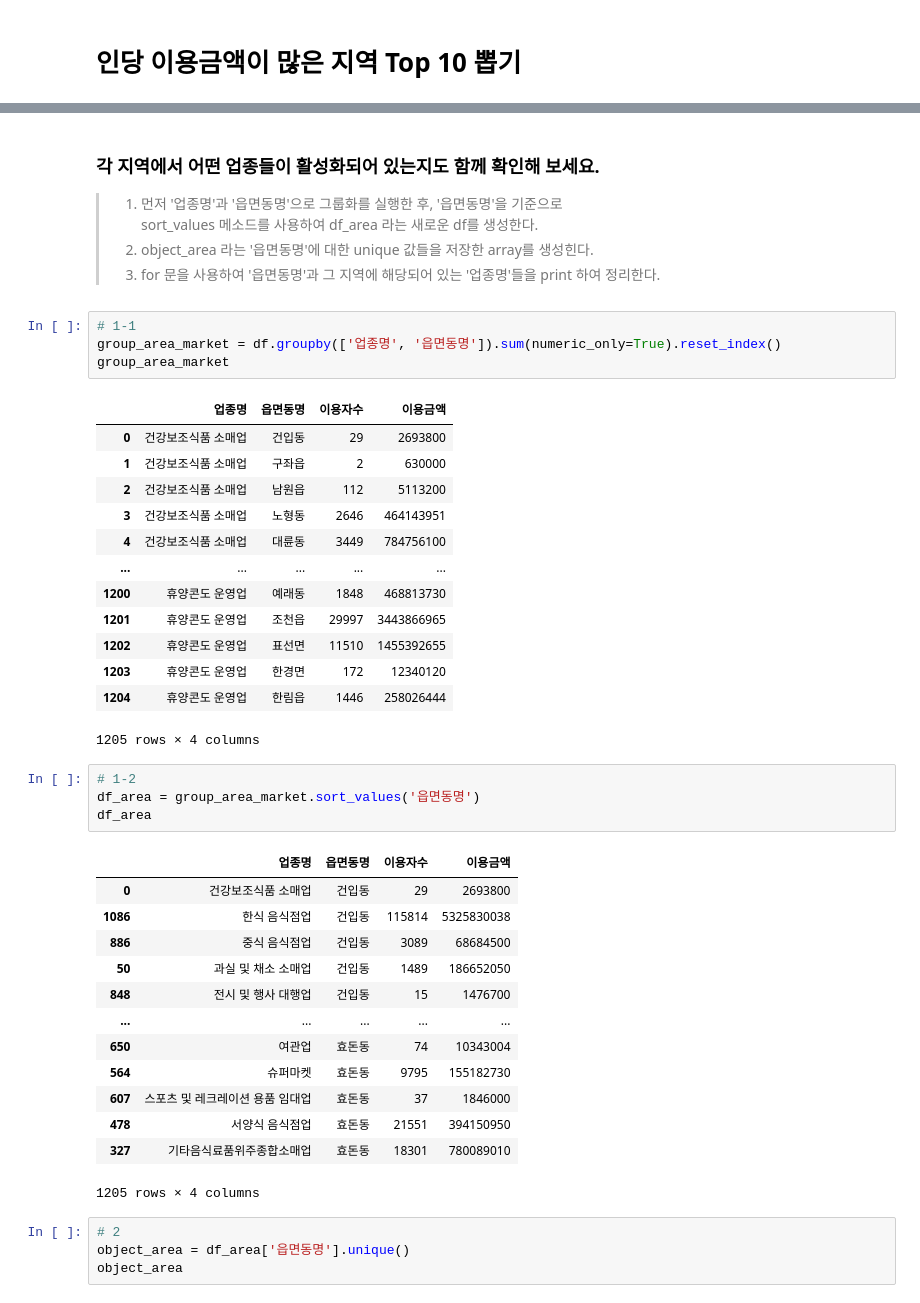
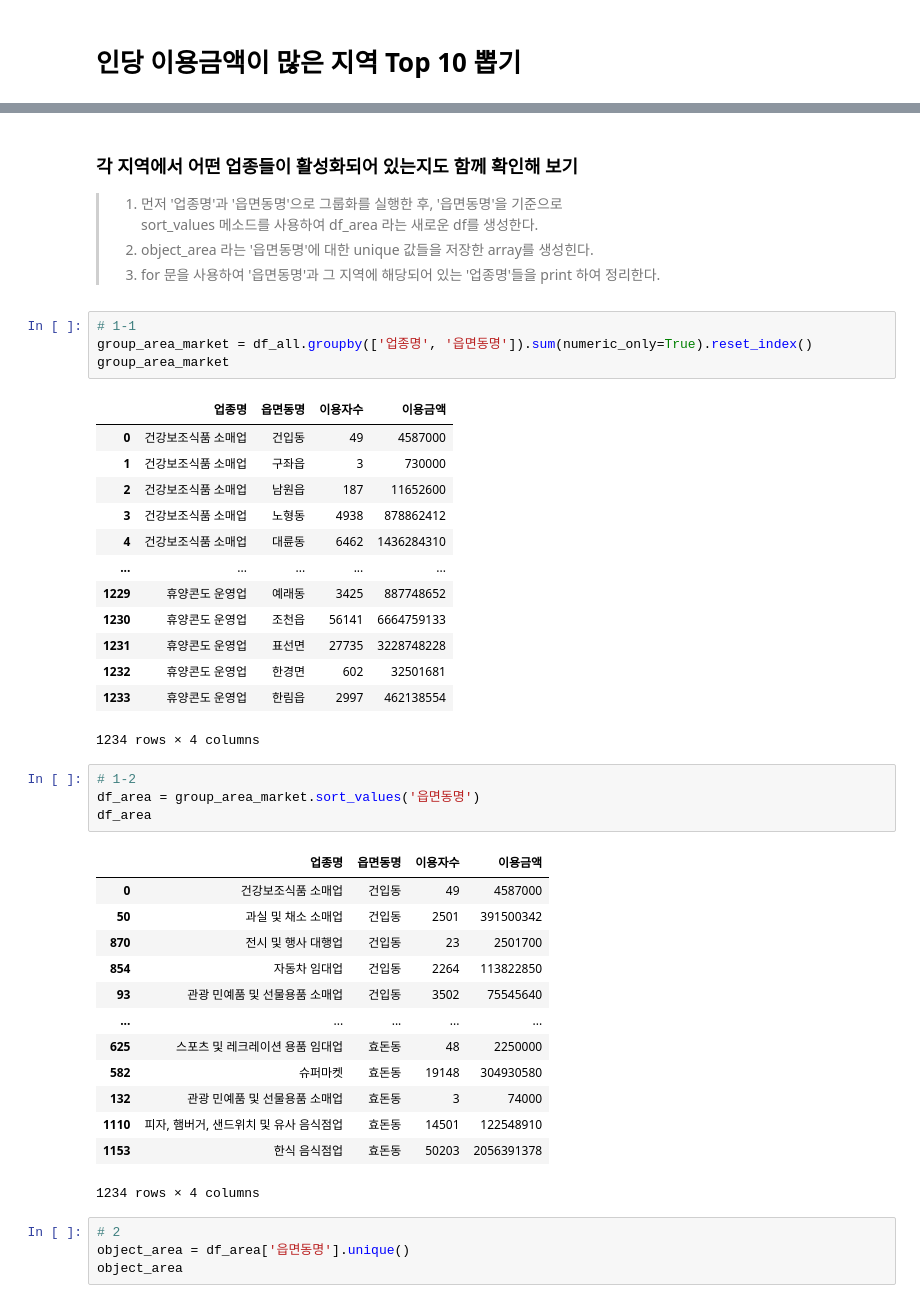
Before and after one commit to Suh0929/jupyter, a Jupyter notebook: jejudo_solo_project.ipynb, the cells around one changed output, grey strips where cells are left out. Saved outputs shown, nothing was run; the diff lists cells and outputs as text.

```diff
--- a/jejudo_solo_project.ipynb
+++ b/jejudo_solo_project.ipynb
@@ -339,5 +339,5 @@ group_area.sort_values(by='인당이용금액', ascending=False).head(10)
 # %% [markdown]
-### 각 지역에서 어떤 업종들이 활성화되어 있는지도 함께 확인해 보세요.
+### 각 지역에서 어떤 업종들이 활성화되어 있는지도 함께 확인해 보기
 > 1. 먼저 '업종명'과 '읍면동명'으로 그룹화를 실행한 후, '읍면동명'을 기준으로
 sort_values 메소드를 사용하여
 df_area 라는 새로운 df를 생성한다.
@@ -345,40 +345,40 @@ df_area 라는 새로운 df를 생성한다.
 > 3. for 문을 사용하여 '읍면동명'과 그 지역에 해당되어 있는 '업종명'들을 print 하여 정리한다.
 # %%
 # 1-1
-group_area_market = df.groupby(['업종명', '읍면동명']).sum(numeric_only=True).reset_index()
+group_area_market = df_all.groupby(['업종명', '읍면동명']).sum(numeric_only=True).reset_index()
 group_area_market
 # %% [output]
 |  | 업종명 | 읍면동명 | 이용자수 | 이용금액 |
-| 0 | 건강보조식품 소매업 | 건입동 | 29 | 2693800 |
-| 1 | 건강보조식품 소매업 | 구좌읍 | 2 | 630000 |
-| 2 | 건강보조식품 소매업 | 남원읍 | 112 | 5113200 |
-| 3 | 건강보조식품 소매업 | 노형동 | 2646 | 464143951 |
-| 4 | 건강보조식품 소매업 | 대륜동 | 3449 | 784756100 |
+| 0 | 건강보조식품 소매업 | 건입동 | 49 | 4587000 |
+| 1 | 건강보조식품 소매업 | 구좌읍 | 3 | 730000 |
+| 2 | 건강보조식품 소매업 | 남원읍 | 187 | 11652600 |
+| 3 | 건강보조식품 소매업 | 노형동 | 4938 | 878862412 |
+| 4 | 건강보조식품 소매업 | 대륜동 | 6462 | 1436284310 |
 | ... | ... | ... | ... | ... |
-| 1200 | 휴양콘도 운영업 | 예래동 | 1848 | 468813730 |
-| 1201 | 휴양콘도 운영업 | 조천읍 | 29997 | 3443866965 |
-| 1202 | 휴양콘도 운영업 | 표선면 | 11510 | 1455392655 |
-| 1203 | 휴양콘도 운영업 | 한경면 | 172 | 12340120 |
-| 1204 | 휴양콘도 운영업 | 한림읍 | 1446 | 258026444 |
+| 1229 | 휴양콘도 운영업 | 예래동 | 3425 | 887748652 |
+| 1230 | 휴양콘도 운영업 | 조천읍 | 56141 | 6664759133 |
+| 1231 | 휴양콘도 운영업 | 표선면 | 27735 | 3228748228 |
+| 1232 | 휴양콘도 운영업 | 한경면 | 602 | 32501681 |
+| 1233 | 휴양콘도 운영업 | 한림읍 | 2997 | 462138554 |
-1205 rows × 4 columns
+1234 rows × 4 columns
 # %%
 # 1-2
 df_area = group_area_market.sort_values('읍면동명')
 df_area
 # %% [output]
 |  | 업종명 | 읍면동명 | 이용자수 | 이용금액 |
-| 0 | 건강보조식품 소매업 | 건입동 | 29 | 2693800 |
-| 1086 | 한식 음식점업 | 건입동 | 115814 | 5325830038 |
-| 886 | 중식 음식점업 | 건입동 | 3089 | 68684500 |
-| 50 | 과실 및 채소 소매업 | 건입동 | 1489 | 186652050 |
-| 848 | 전시 및 행사 대행업 | 건입동 | 15 | 1476700 |
+| 0 | 건강보조식품 소매업 | 건입동 | 49 | 4587000 |
+| 50 | 과실 및 채소 소매업 | 건입동 | 2501 | 391500342 |
+| 870 | 전시 및 행사 대행업 | 건입동 | 23 | 2501700 |
+| 854 | 자동차 임대업 | 건입동 | 2264 | 113822850 |
+| 93 | 관광 민예품 및 선물용품 소매업 | 건입동 | 3502 | 75545640 |
 | ... | ... | ... | ... | ... |
-| 650 | 여관업 | 효돈동 | 74 | 10343004 |
-| 564 | 슈퍼마켓 | 효돈동 | 9795 | 155182730 |
-| 607 | 스포츠 및 레크레이션 용품 임대업 | 효돈동 | 37 | 1846000 |
-| 478 | 서양식 음식점업 | 효돈동 | 21551 | 394150950 |
-| 327 | 기타음식료품위주종합소매업 | 효돈동 | 18301 | 780089010 |
+| 625 | 스포츠 및 레크레이션 용품 임대업 | 효돈동 | 48 | 2250000 |
+| 582 | 슈퍼마켓 | 효돈동 | 19148 | 304930580 |
+| 132 | 관광 민예품 및 선물용품 소매업 | 효돈동 | 3 | 74000 |
+| 1110 | 피자, 햄버거, 샌드위치 및 유사 음식점업 | 효돈동 | 14501 | 122548910 |
+| 1153 | 한식 음식점업 | 효돈동 | 50203 | 2056391378 |
-1205 rows × 4 columns
+1234 rows × 4 columns
 # %%
 # 2
 object_area = df_area['읍면동명'].unique()
```
Also changed, not shown: parts of 19 cells of this notebook.
